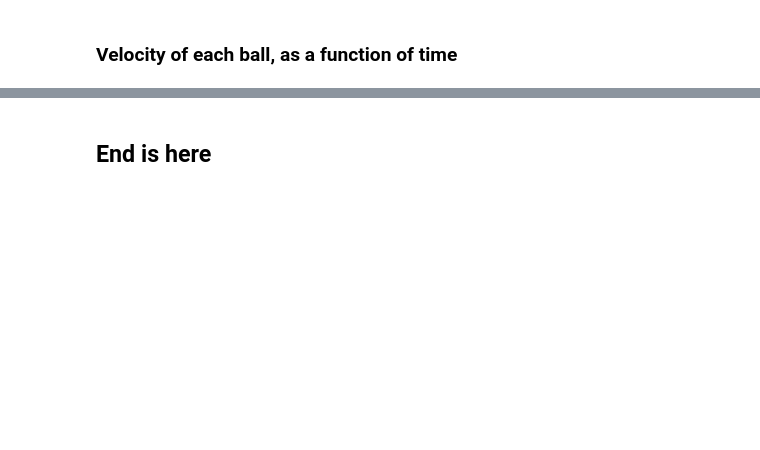
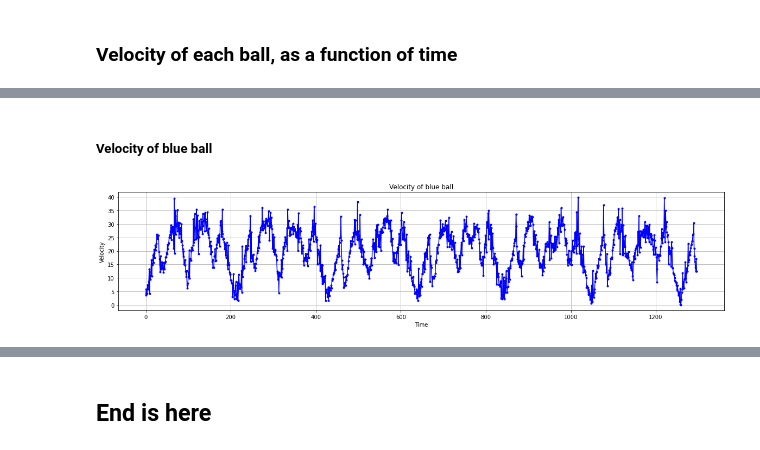
Before and after one commit to GayaGorodecki/JugglingTracker_Python, a Jupyter notebook: Juggling_Project.ipynb, the cells around one changed output, grey strips where cells are left out. Cells and saved outputs as stored; diff of their text form; code cells hidden in the pictures; blank space fills up the shorter version.

```diff
--- a/Juggling_Project.ipynb
+++ b/Juggling_Project.ipynb
@@ -482,12 +616,16 @@ plt.show()
+# %% [markdown]
+##### Velocity of blue ball
 # %%
 v_blue = []
 for i in velocity_blue_arr:
     v_blue.append(float(i))
 
 plt.figure(figsize=(20,4))
-plt.plot(v_blue,'.-');
+plt.plot(v_blue,'.-', color="b");
 plt.title("Velocity of blue ball")
 plt.ylabel("Velocity")
 plt.xlabel("Time")
 plt.grid()
 plt.show()
+# %% [output]
+[figure, added]
```
Also changed, not shown: parts of 39 cells of this notebook.
